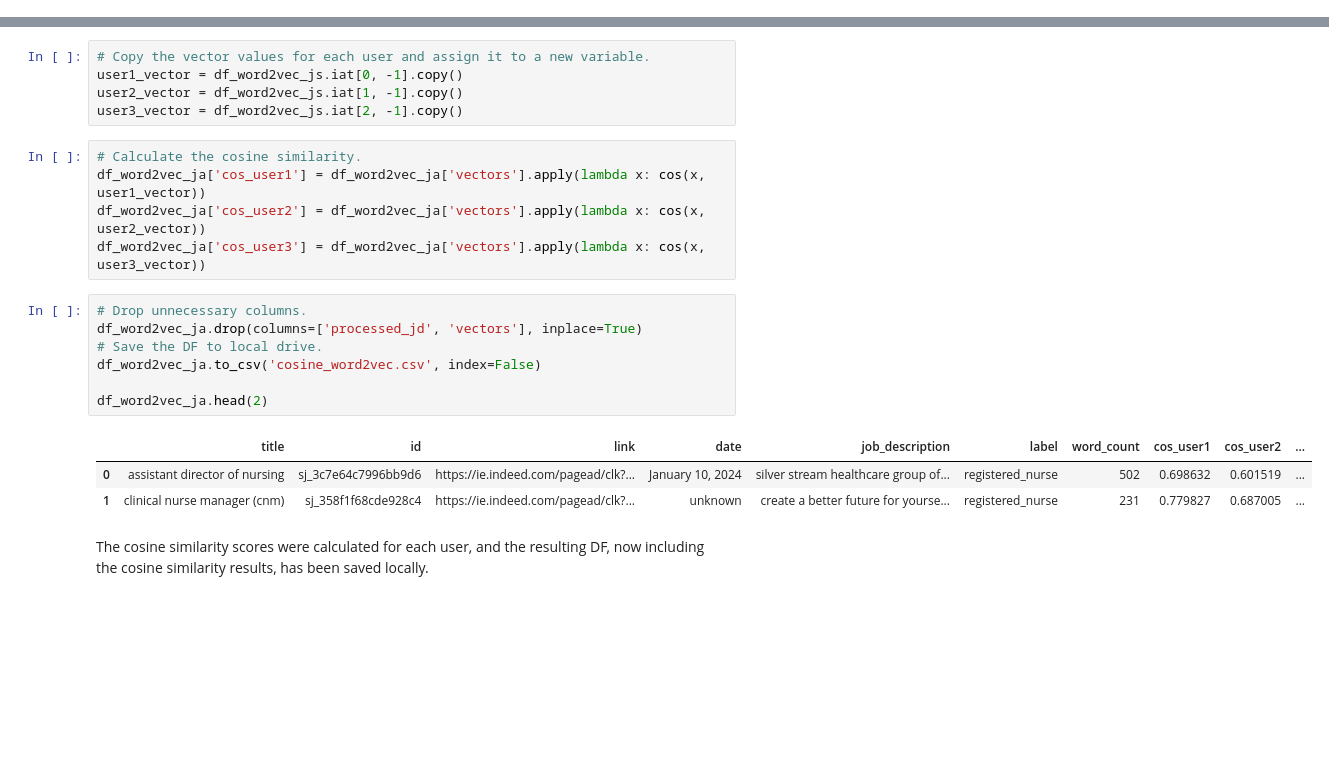
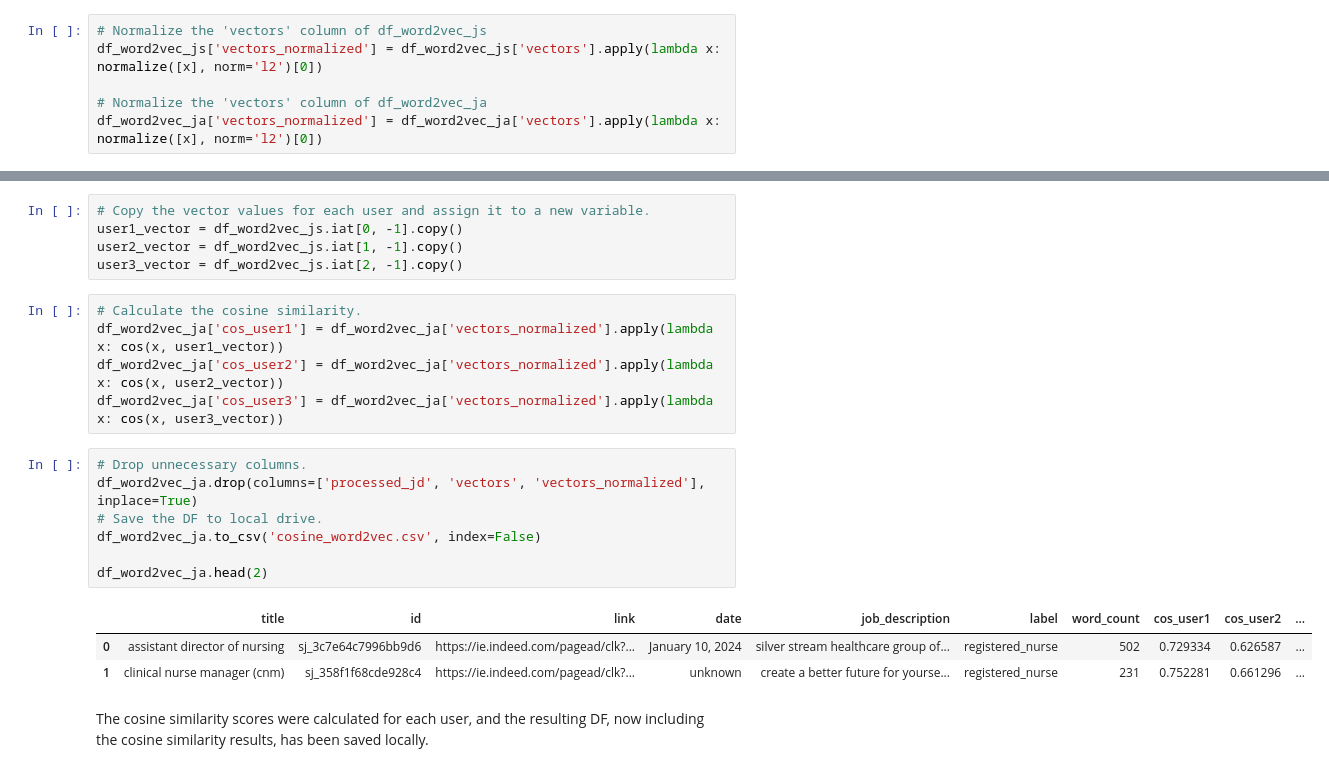
Before and after one commit to temulenbd/project-text-represetation-techniques, a Jupyter notebook: 4 cosine similarity.ipynb, the cells around one changed output, grey strips where cells are left out. Saved outputs shown, nothing was run; the diff lists cells and outputs as text; blank space fills up the shorter version.

```diff
--- a/4 cosine similarity.ipynb
+++ b/4 cosine similarity.ipynb
@@ -530,3 +533,9 @@ Each text column underwent preprocessing and tokenization, followed by the extra
+# %%
+# Normalize the 'vectors' column of df_word2vec_js
+df_word2vec_js['vectors_normalized'] = df_word2vec_js['vectors'].apply(lambda x: normalize([x], norm='l2')[0])
+
+# Normalize the 'vectors' column of df_word2vec_ja
+df_word2vec_ja['vectors_normalized'] = df_word2vec_ja['vectors'].apply(lambda x: normalize([x], norm='l2')[0])
 # %% [markdown]
 *calculate cosine*
 
@@ -538,20 +547,20 @@ user2_vector = df_word2vec_js.iat[1, -1].copy()
 user3_vector = df_word2vec_js.iat[2, -1].copy()
 # %%
 # Calculate the cosine similarity.
-df_word2vec_ja['cos_user1'] = df_word2vec_ja['vectors'].apply(lambda x: cos(x, user1_vector))
-df_word2vec_ja['cos_user2'] = df_word2vec_ja['vectors'].apply(lambda x: cos(x, user2_vector))
-df_word2vec_ja['cos_user3'] = df_word2vec_ja['vectors'].apply(lambda x: cos(x, user3_vector))
+df_word2vec_ja['cos_user1'] = df_word2vec_ja['vectors_normalized'].apply(lambda x: cos(x, user1_vector))
+df_word2vec_ja['cos_user2'] = df_word2vec_ja['vectors_normalized'].apply(lambda x: cos(x, user2_vector))
+df_word2vec_ja['cos_user3'] = df_word2vec_ja['vectors_normalized'].apply(lambda x: cos(x, user3_vector))
 # %%
 # Drop unnecessary columns.
-df_word2vec_ja.drop(columns=['processed_jd', 'vectors'], inplace=True)
+df_word2vec_ja.drop(columns=['processed_jd', 'vectors', 'vectors_normalized'], inplace=True)
 # Save the DF to local drive.
 df_word2vec_ja.to_csv('cosine_word2vec.csv', index=False)
 
 df_word2vec_ja.head(2)
 # %% [output]
 |  | title | id | link | date | job_description | label | word_count | cos_user1 | cos_user2 | ... |
-| 0 | assistant director of nursing | sj_3c7e64c7996bb9d6 | https://ie.indeed.com/pagead/clk?... | January 10, 2024 | silver stream healthcare group of... | registered_nurse | 502 | 0.698632 | 0.601519 | ... |
-| 1 | clinical nurse manager (cnm) | sj_358f1f68cde928c4 | https://ie.indeed.com/pagead/clk?... | unknown | create a better future for yourse... | registered_nurse | 231 | 0.779827 | 0.687005 | ... |
+| 0 | assistant director of nursing | sj_3c7e64c7996bb9d6 | https://ie.indeed.com/pagead/clk?... | January 10, 2024 | silver stream healthcare group of... | registered_nurse | 502 | 0.729334 | 0.626587 | ... |
+| 1 | clinical nurse manager (cnm) | sj_358f1f68cde928c4 | https://ie.indeed.com/pagead/clk?... | unknown | create a better future for yourse... | registered_nurse | 231 | 0.752281 | 0.661296 | ... |
 # %% [markdown]
 The cosine similarity scores were calculated for each user, and the resulting DF, now including the cosine similarity results, has been saved locally.
 # %%
```
Also changed, not shown: parts of 35 cells of this notebook, 2 other files.
